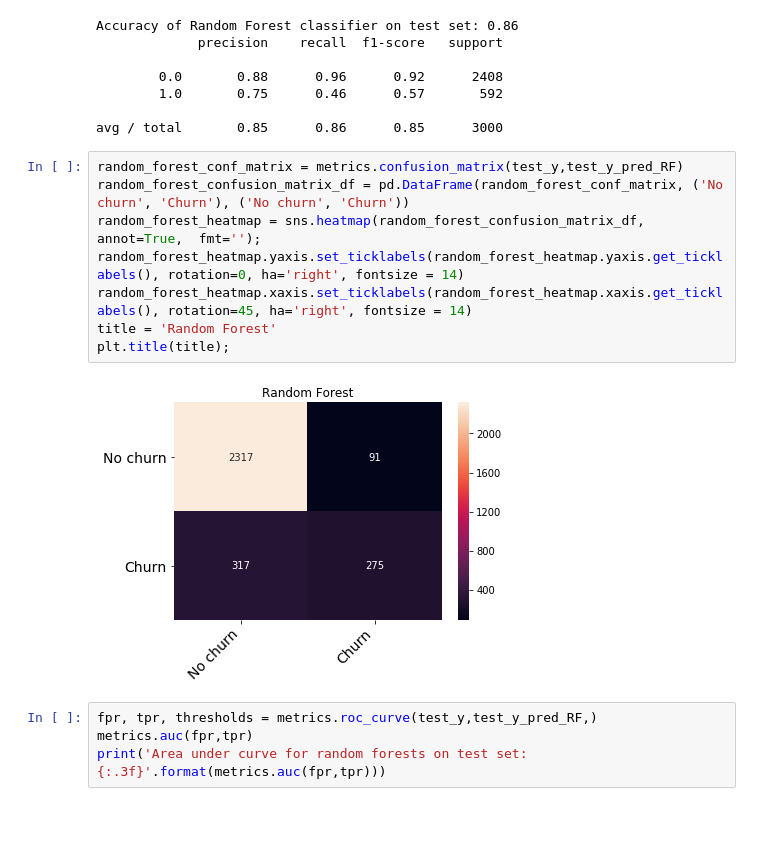
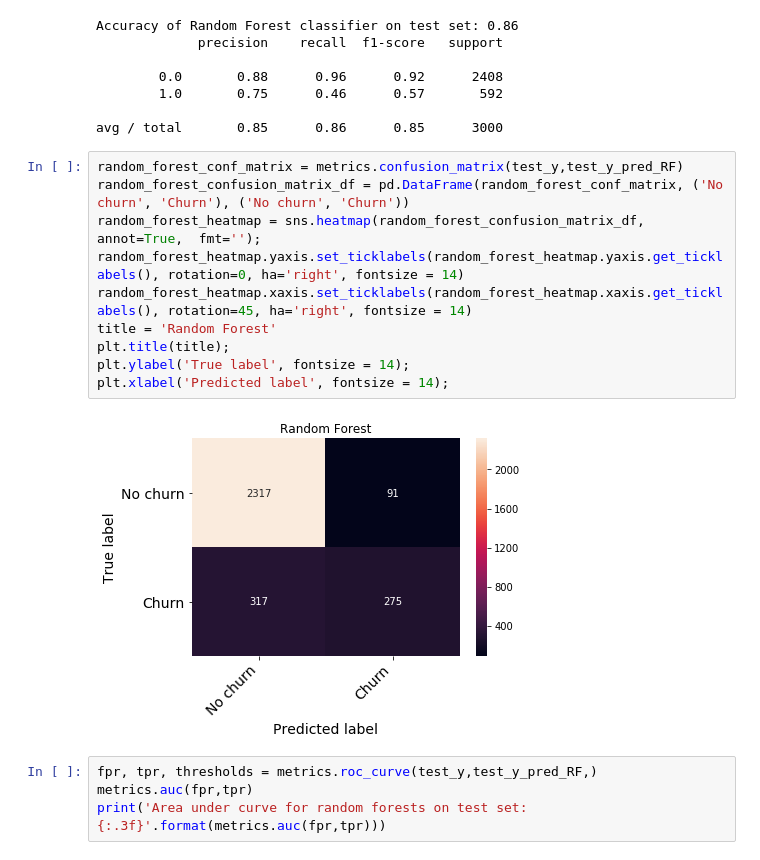
Before and after one commit to AndrewPlinston/Code_Examples, a Jupyter notebook: Simple binary classification example.ipynb, the cells around one changed output. Drawn from its saved outputs; the diff is of its cells as text; blank space fills up the shorter version.

```diff
--- a/Simple binary classification example.ipynb
+++ b/Simple binary classification example.ipynb
@@ -222,13 +226,15 @@ avg / total       0.85      0.86      0.85      3000
 # %%
 random_forest_conf_matrix = metrics.confusion_matrix(test_y,test_y_pred_RF)
 random_forest_confusion_matrix_df = pd.DataFrame(random_forest_conf_matrix, ('No churn', 'Churn'), ('No churn', 'Churn'))
 random_forest_heatmap = sns.heatmap(random_forest_confusion_matrix_df, annot=True,  fmt='');
 random_forest_heatmap.yaxis.set_ticklabels(random_forest_heatmap.yaxis.get_ticklabels(), rotation=0, ha='right', fontsize = 14)
 random_forest_heatmap.xaxis.set_ticklabels(random_forest_heatmap.xaxis.get_ticklabels(), rotation=45, ha='right', fontsize = 14)
 title = 'Random Forest'
 plt.title(title);
+plt.ylabel('True label', fontsize = 14);
+plt.xlabel('Predicted label', fontsize = 14);
 # %% [output]
-[figure, old version]
+[figure, new version]
 # %%
 fpr, tpr, thresholds = metrics.roc_curve(test_y,test_y_pred_RF,)
 metrics.auc(fpr,tpr)
```
Also changed, not shown: parts of 2 cells of this notebook.
